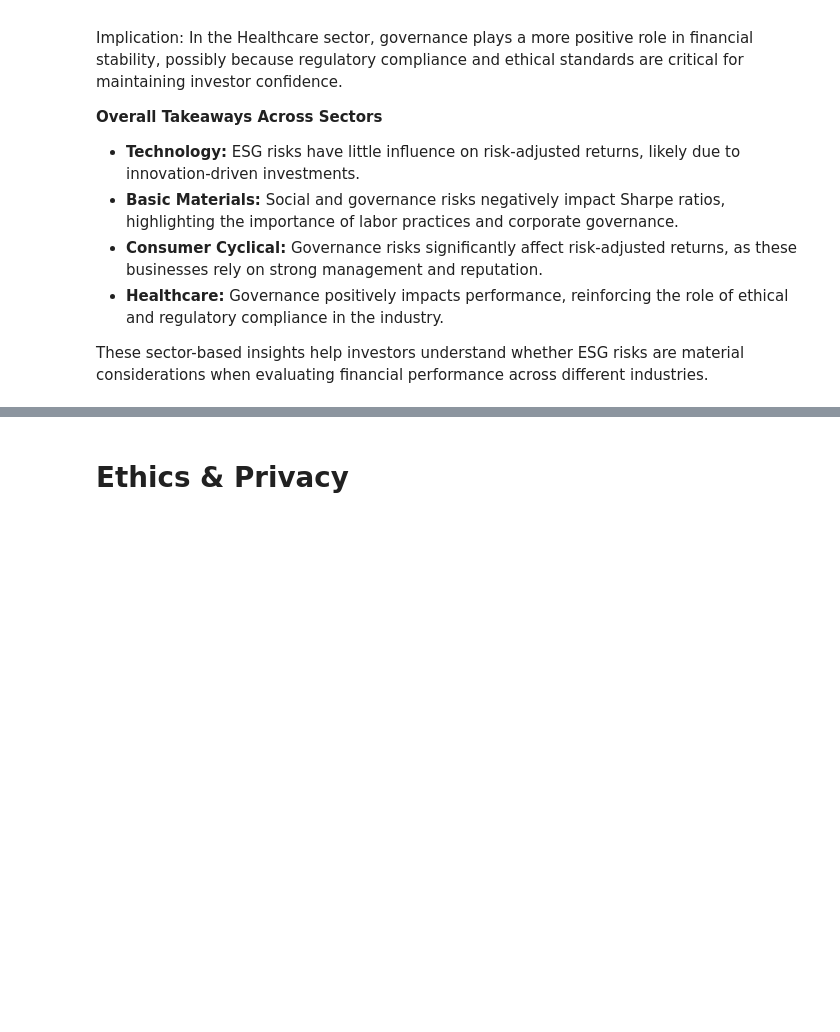
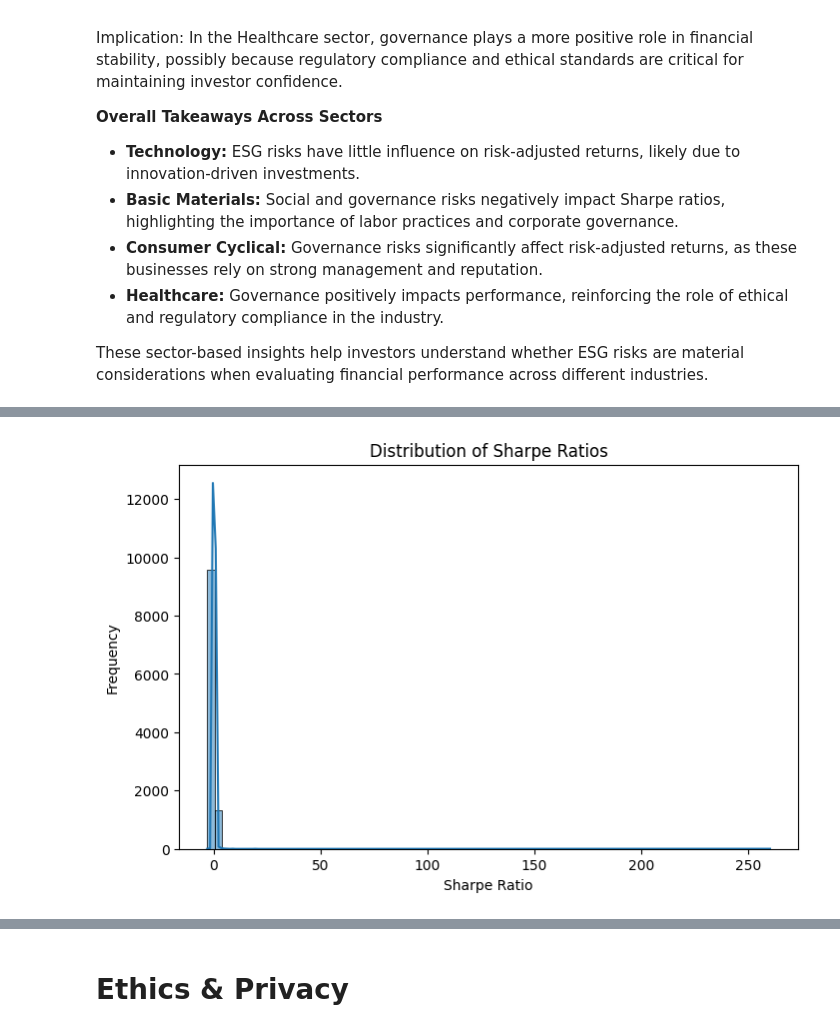
Before and after one commit to navanni/WI25_Portfolio, a Jupyter notebook: EDACheckpoint_Group145_WI25.ipynb, the cells around one changed output, grey strips where cells are left out. Drawn from its saved outputs; the diff is of its cells as text; code cells hidden in the pictures; blank space fills up the shorter version.

Commit message:
Added timeseries exploration to EDA checkpoint

```diff
--- a/EDACheckpoint_Group145_WI25.ipynb
+++ b/EDACheckpoint_Group145_WI25.ipynb
@@ -319,0 +334,21 @@ print(filtered_df.head())
+# %%
+# Convert to datetime values
+vix_df['Date'] = pd.to_datetime(vix_df['Date']).dt.to_period('M')
+vix_df = vix_df[['Date', 'Close']]
+
+sharpe_ratios_long = sharpe_ratios_df.melt(
+    id_vars=['Symbol', 'Name', 'Metrics'],
+    var_name='Date',
+    value_name='Sharpe Ratio'
+)
+sharpe_ratios_long['Date'] = pd.to_datetime(sharpe_ratios_long['Date'], format='%b %y', errors='coerce').dt.to_period('M')
+sharpe_ratios_long = sharpe_ratios_long.dropna(subset=['Date'])
+# %%
+# Merge Sharpe Ratios with ESG Risk Ratings
+merged_data = sharpe_ratios_long.merge(risk_ratings_df, on="Symbol", how="left")
+
+# Merge with VIX data
+final_timeseries = merged_data.merge(vix_df, on="Date", how="left")
+# %%
+cols = ["Symbol", "Name_x", "Metrics", "Date", "Sharpe Ratio", "Sector", "Close", "Total ESG Risk score", "Environment Risk Score", "Governance Risk Score", "Social Risk Score"]
+final_timeseries = final_timeseries[cols]
@@ -319,0 +391,5 @@ print(filtered_df.head())
+# %%
+# Convert numeric columns to float for proper plotting
+aggregated_timeseries['Date'] = aggregated_timeseries['Date'].astype(str)
+final_timeseries['Date'] = final_timeseries['Date'].astype(str)
+aggregated_timeseries
@@ -619,0 +737,9 @@ These sector-based insights help investors understand whether ESG risks are mate
+# %%
+plt.figure(figsize=(8, 5))
+sns.histplot(final_timeseries["Sharpe Ratio"], bins=75, kde=True)
+plt.title("Distribution of Sharpe Ratios")
+plt.xlabel("Sharpe Ratio")
+plt.ylabel("Frequency")
+plt.show()
+# %% [output]
+[figure, added]
```
Also changed, not shown: parts of 26 cells of this notebook.
